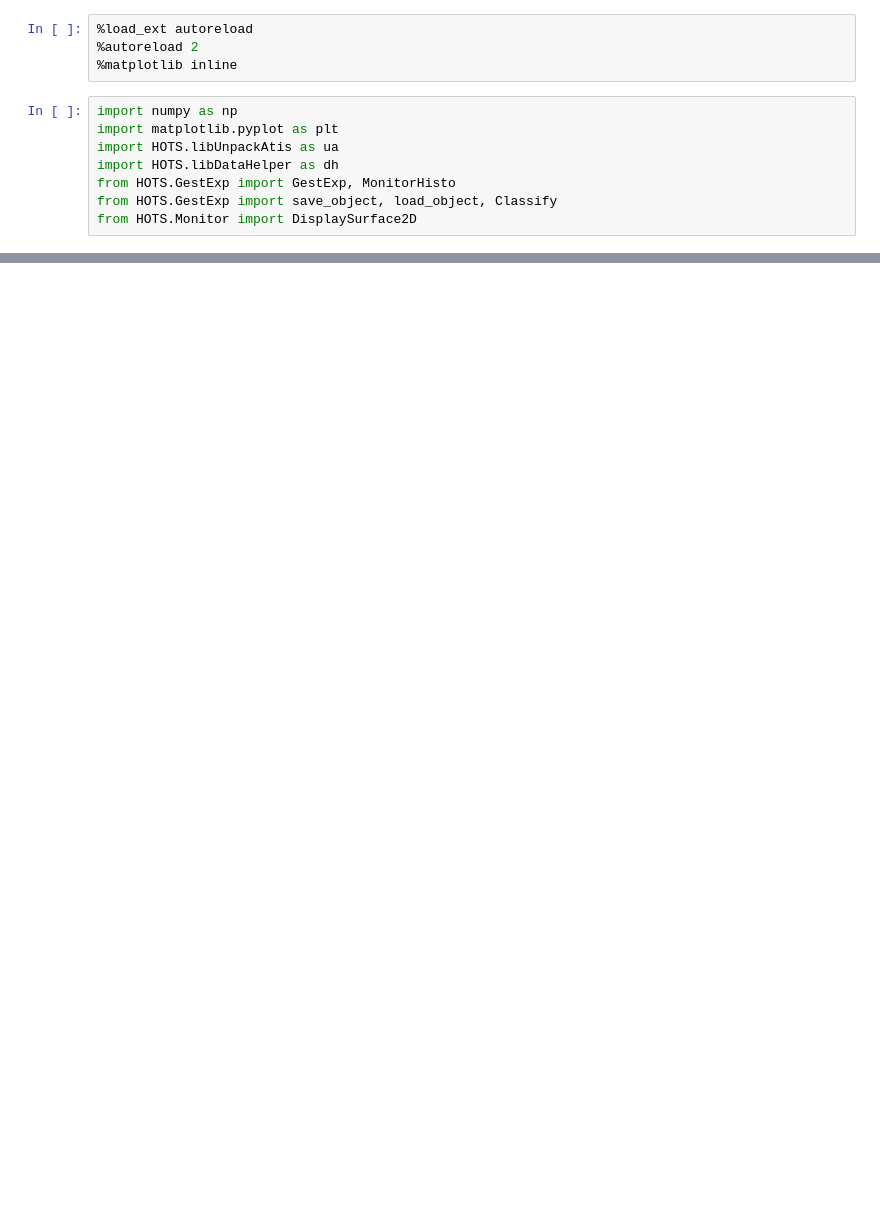
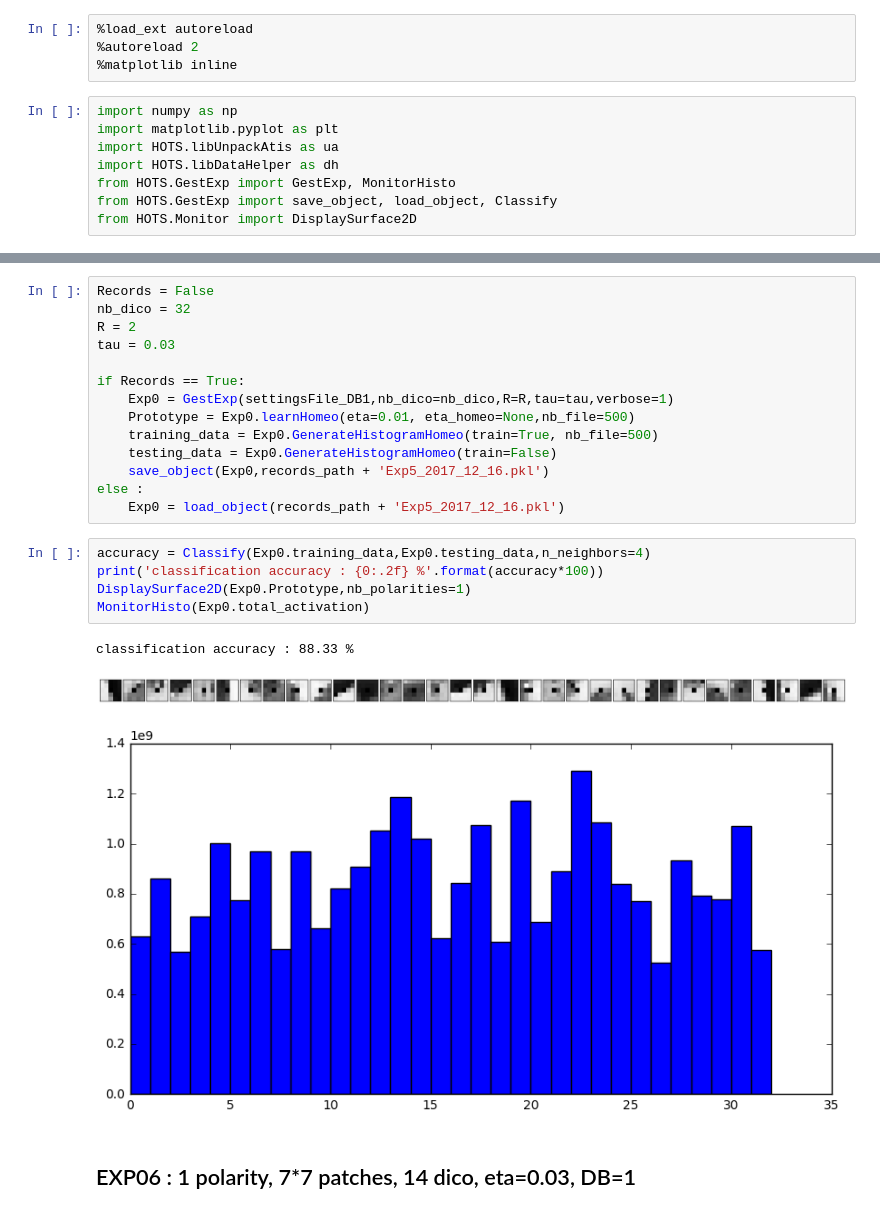
Before and after one commit to VictorBoutin/HOTS, a Jupyter notebook: Probe/EXP_04b_GestureDatabaseCorr.ipynb, the cells around one changed output, grey strips where cells are left out. Cells and saved outputs as stored; diff of their text form; blank space fills up the shorter version.

```diff
--- a/Probe/EXP_04b_GestureDatabaseCorr.ipynb
+++ b/Probe/EXP_04b_GestureDatabaseCorr.ipynb
@@ -148 +120,26 @@ MonitorHisto(Exp0.total_activation)
+# %%
+Records = False
+nb_dico = 32
+R = 2
+tau = 0.03
+
+if Records == True:
+    Exp0 = GestExp(settingsFile_DB1,nb_dico=nb_dico,R=R,tau=tau,verbose=1)
+    Prototype = Exp0.learnHomeo(eta=0.01, eta_homeo=None,nb_file=500)
+    training_data = Exp0.GenerateHistogramHomeo(train=True, nb_file=500)
+    testing_data = Exp0.GenerateHistogramHomeo(train=False)
+    save_object(Exp0,records_path + 'Exp5_2017_12_16.pkl')
+else :
+    Exp0 = load_object(records_path + 'Exp5_2017_12_16.pkl')
+# %%
+accuracy = Classify(Exp0.training_data,Exp0.testing_data,n_neighbors=4)
+print('classification accuracy : {0:.2f} %'.format(accuracy*100))
+DisplaySurface2D(Exp0.Prototype,nb_polarities=1)
+MonitorHisto(Exp0.total_activation)
+# %% [output]
+classification accuracy : 88.33 %
+[figure, added]
+[figure, added]
+# %% [markdown]
+## EXP06 : 1 polarity, 7*7 patches, 14 dico, eta=0.03, DB=1
 # %%
```
Also changed, not shown: parts of 33 cells of this notebook, 15 other files.
